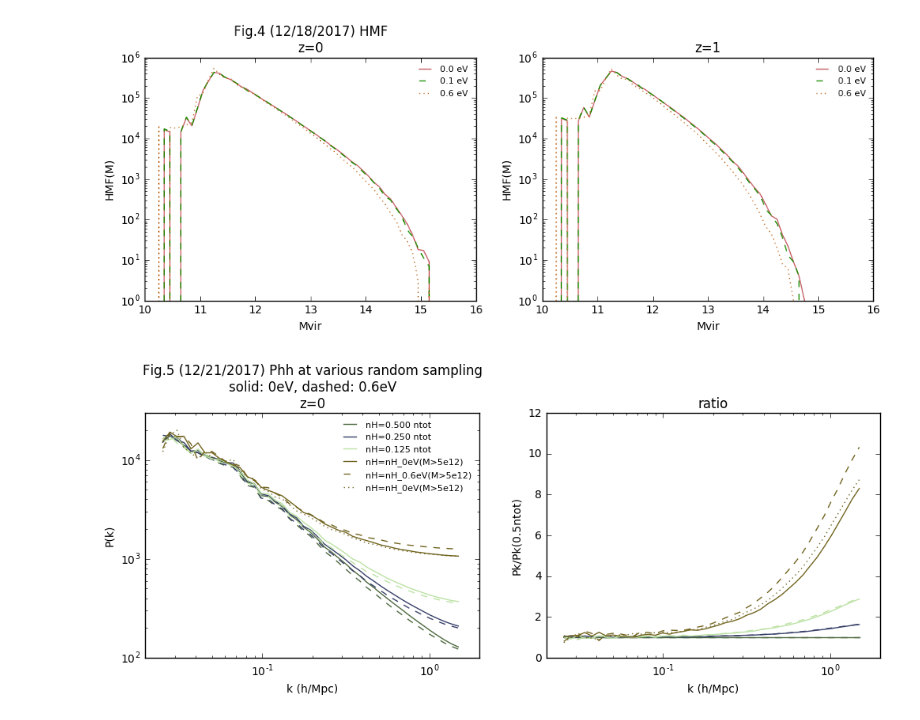
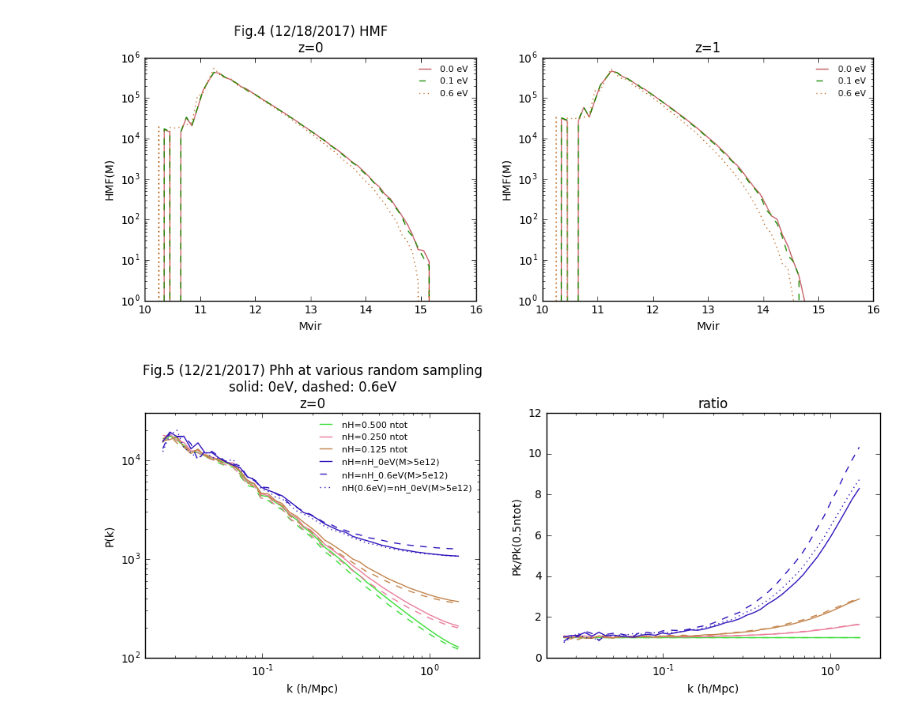
Before and after one commit to liuxx479/nubias, a Jupyter notebook: plots.ipynb, the cells around one changed output. Cells and saved outputs as stored; diff of their text form; code cells hidden in the pictures.

```diff
--- a/plots.ipynb
+++ b/plots.ipynb
@@ -197,7 +197,7 @@ show()
 # %% [output]
 [figure]
 # %%
-iseed=10027
+iseed=5
 f=figure(figsize=(12,4))
 ax1=f.add_subplot(121)
 ax2=f.add_subplot(122)
@@ -213,32 +213,32 @@ for i in (2,4,8):
     ax1.plot(k0, ps6,'--',color=icolor)
     ax2.plot(k0, ps0/ps00,'-',color=icolor,)
     ax2.plot(k0, ps6/ps66,'--',color=icolor,)
 icolor=rand(3)
 k0, ps0, ps6, ps6b = load('test_nH/Phh_random_5e12.npy')
 ax1.plot(k0, ps0,'-',color=icolor,label='nH=nH_0eV(M>5e12)')
 ax1.plot(k0, ps6,'--',color=icolor,label='nH=nH_0.6eV(M>5e12)')
-ax1.plot(k0, ps6b,':',color=icolor,label='nH=nH_0eV(M>5e12)')
+ax1.plot(k0, ps6b,':',color=icolor,label='nH(0.6eV)=nH_0eV(M>5e12)')
 ax2.plot(k0, ps0/ps00,'-',color=icolor,)
 ax2.plot(k0, ps6/ps66,'--',color=icolor,)
 ax2.plot(k0, ps6b/ps66,':',color=icolor,)
 
 ax1.set_xscale('log')
 ax1.set_yscale('log')
 ax1.set_ylabel('P(k)')
 ax1.set_xlim(2e-2,2)
 ax1.set_ylim(1e2,3e4)
 ax1.set_title('''Fig.5 (12/21/2017) Phh at various random sampling
 solid: 0eV, dashed: 0.6eV
 z=0''')
 ax1.legend(loc=0,frameon=0,fontsize=8)
 ax1.set_xlabel('k (h/Mpc)')
 
 ax2.set_ylabel('Pk/Pk(0.5ntot)')
 ax2.set_xlim(2e-2,2)
 ax2.set_xscale('log')
 ax2.set_xlabel('k (h/Mpc)')
 ax2.set_title('ratio')
 
 show()
 # %% [output]
-[figure, old version]
+[figure, new version]
```
